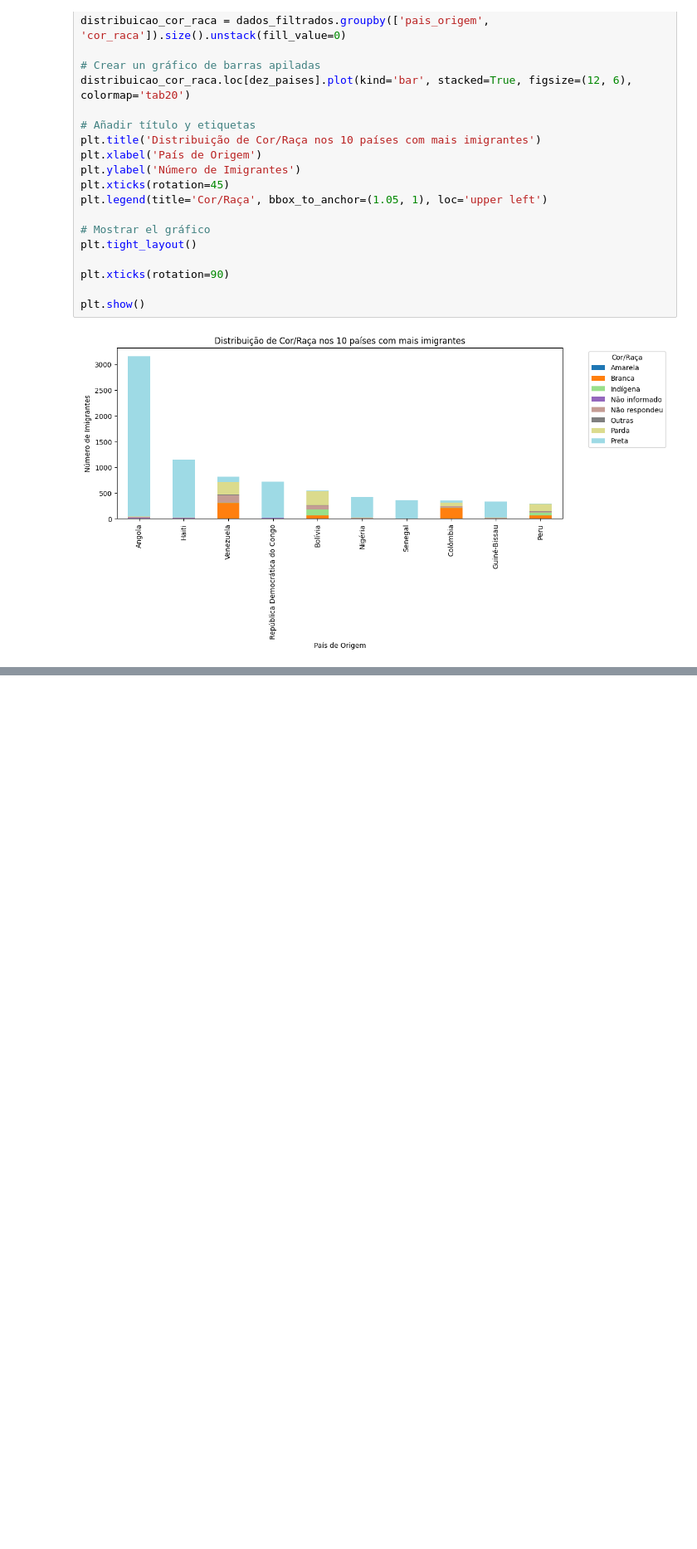
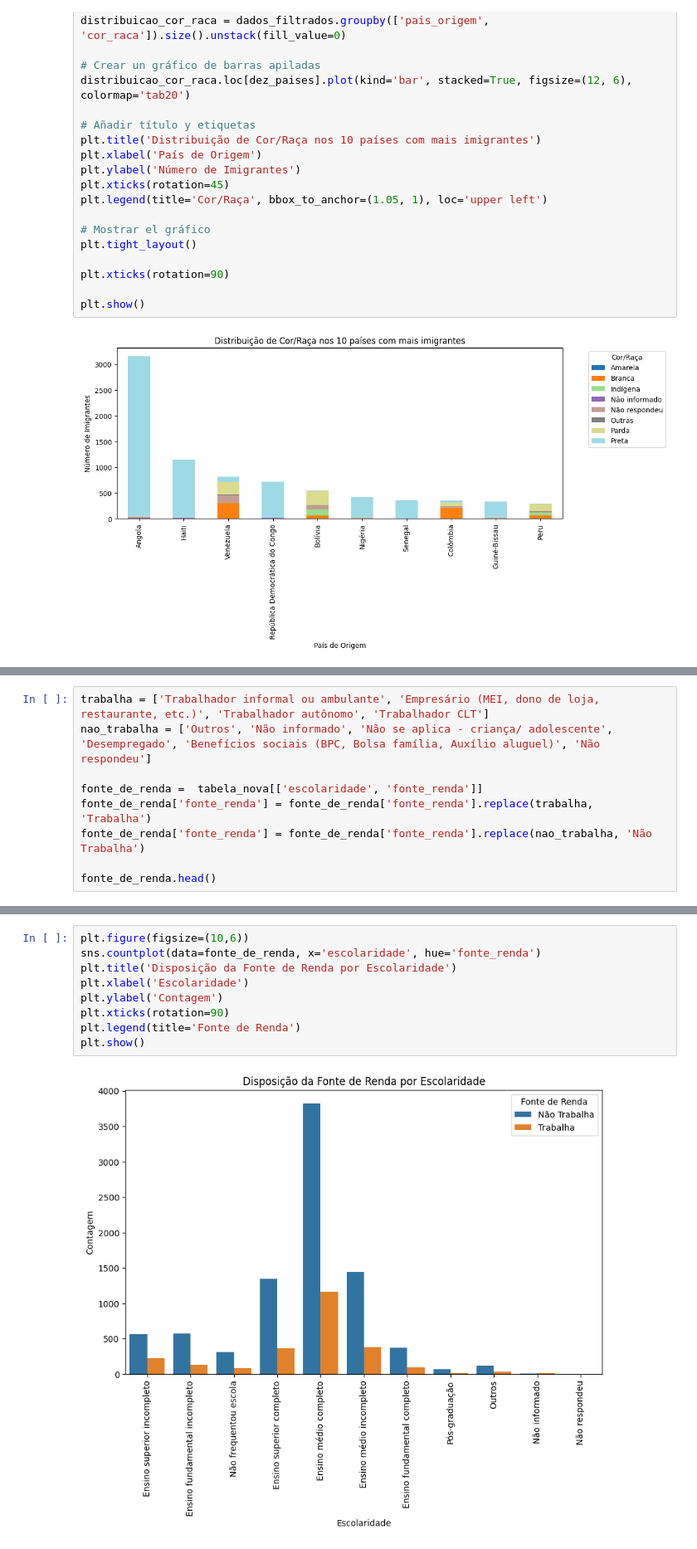
Before and after one commit to gabriel-lacerdaa/AnaliseDeDados, a Jupyter notebook: analise.ipynb, the cells around one changed output, grey strips where cells are left out. Shown at 83% size. Cells and saved outputs as stored; diff of their text form; blank space fills up the shorter version.

```diff
--- a/analise.ipynb
+++ b/analise.ipynb
@@ -93,0 +142,9 @@ plt.show()
+# %%
+trabalha = ['Trabalhador informal ou ambulante', 'Empresário (MEI, dono de loja, restaurante, etc.)', 'Trabalhador autônomo', 'Trabalhador CLT']
+nao_trabalha = ['Outros', 'Não informado', 'Não se aplica - criança/ adolescente', 'Desempregado', 'Benefícios sociais (BPC, Bolsa família, Auxílio aluguel)', 'Não respondeu']
+
+fonte_de_renda =  tabela_nova[['escolaridade', 'fonte_renda']]
+fonte_de_renda['fonte_renda'] = fonte_de_renda['fonte_renda'].replace(trabalha, 'Trabalha')
+fonte_de_renda['fonte_renda'] = fonte_de_renda['fonte_renda'].replace(nao_trabalha, 'Não Trabalha')
+
+fonte_de_renda.head()
@@ -93,0 +168,11 @@ plt.show()
+# %%
+plt.figure(figsize=(10,6))
+sns.countplot(data=fonte_de_renda, x='escolaridade', hue='fonte_renda')
+plt.title('Disposição da Fonte de Renda por Escolaridade')
+plt.xlabel('Escolaridade')
+plt.ylabel('Contagem')
+plt.xticks(rotation=90)
+plt.legend(title='Fonte de Renda')
+plt.show()
+# %% [output]
+[figure, added]
```
Also changed, not shown: parts of 6 cells of this notebook, 1 other file.
